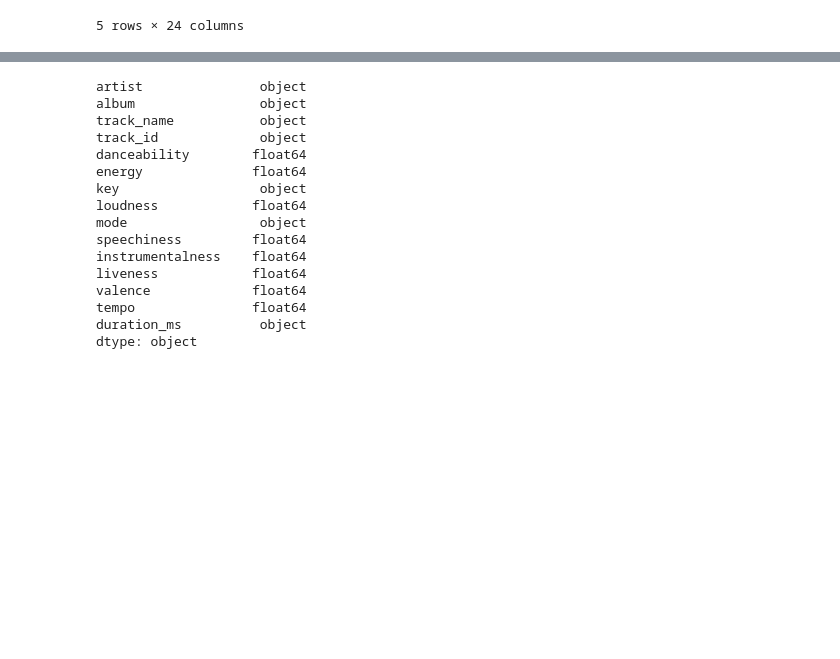
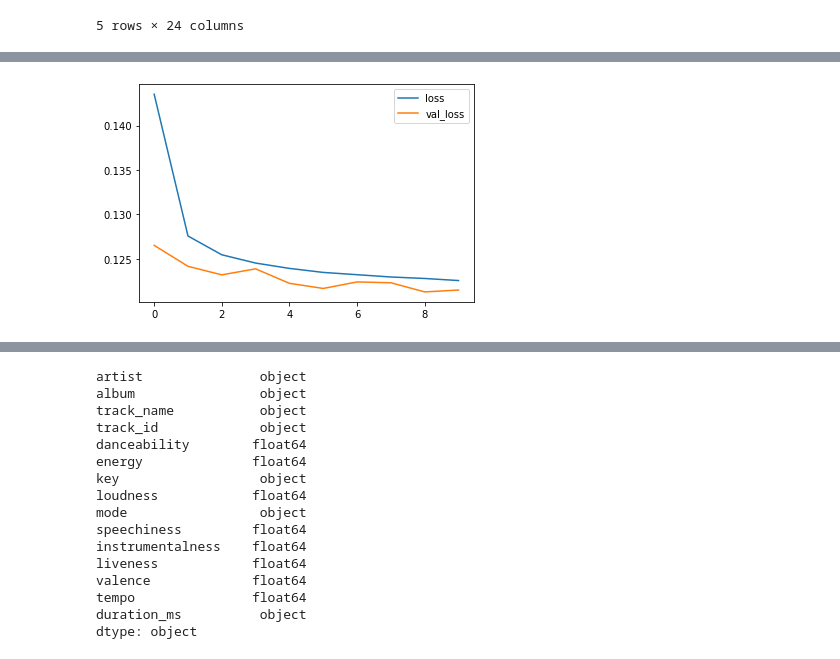
Before and after one commit to lucasleone21/Introduction-to-DeepLearning, a Jupyter notebook: DP-Popularity.ipynb, the cells around one changed output, grey strips where cells are left out. Saved outputs shown, nothing was run; the diff lists cells and outputs as text; code cells hidden in the pictures; blank space fills up the shorter version.

```diff
--- a/DP-Popularity.ipynb
+++ b/DP-Popularity.ipynb
@@ -43,6 +40,5 @@ X['popularity'].min()
 # %%
-X_train, y_train, X_valid, y_valid, X_test, y_test = train_valid_test_split(X, target = 'popularity',
-                                                                            train_size=0.8, valid_size=0.1, test_size=0.1)
+X_train, X_test, y_train, y_test = train_test_split(X,y,train_size=0.8,test_size=0.2)
 # %%
 features_num = ['danceability', 'energy', 'key', 'loudness', 'mode',
                        'speechiness', 'instrumentalness',
@@ -57,0 +50,5 @@ preprocessor_y = make_column_transformer(
+# %%
+X_train = preprocessor.fit_transform(X_train)
+y_train = y_train / 100 # popularity is on a scale 0-100, so this rescales to 0-1.
+y_test = y_test / 100
+X_test = preprocessor.transform(X_test)
@@ -88,12 +117,16 @@ model.compile(
         metrics='accuracy'
 )
 # %%
-history = model.fit(
+history = model_dl.fit(
         X_train, y_train,
        validation_data=(X_valid, y_valid),
-        batch_size=64,
+        batch_size=252,
         epochs=100,
         callbacks=[early_stopping]
 )
+
+history_df = pd.DataFrame(history.history)
+history_df.loc[:, ['loss', 'val_loss']].plot()
+print("Minimum Validation Loss: {:0.4f}".format(history_df['val_loss'].min()))
 # %% [output]
 Epoch 1/100
@@ -118,0 +149 @@ Epoch 10/100
+[figure, added]
```
Also changed, not shown: parts of 16 cells of this notebook.
